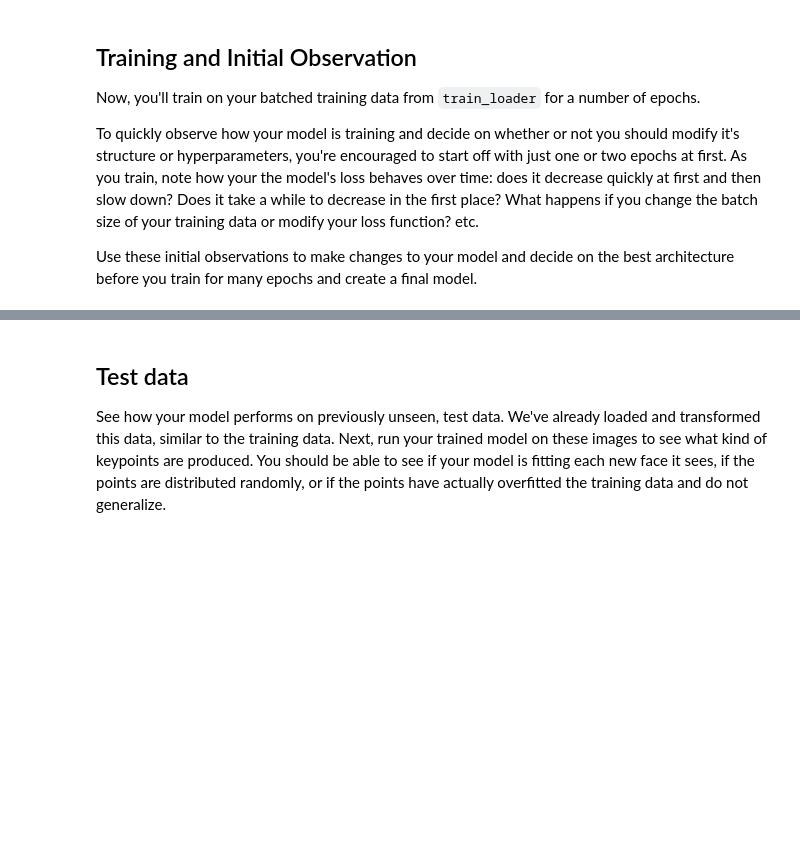
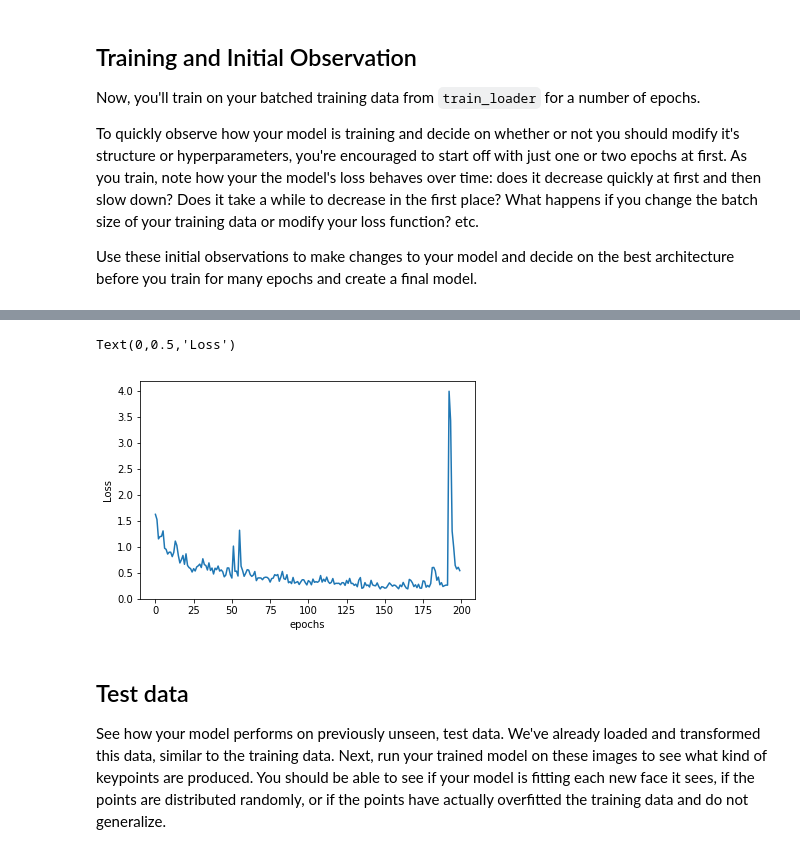
Before and after one commit to jartantupjar/19_Facial-Keypoint-Detection, a Jupyter notebook: 2. Define the Network Architecture.ipynb, the cells around one changed output, grey strips where cells are left out. Cells and saved outputs as stored; diff of their text form; code cells hidden in the pictures; blank space fills up the shorter version.

```diff
--- a/2. Define the Network Architecture.ipynb
+++ b/2. Define the Network Architecture.ipynb
@@ -138,7 +143,10 @@ from data_load import Rescale, RandomCrop, Normalize, ToTensor
 
 ## TODO: define the data_transform using transforms.Compose([all tx's, . , .])
 # order matters! i.e. rescaling should come before a smaller crop
-data_transform = transforms.Compose([Rescale(250), RandomCrop(224), Normalize, ToTensor])
+data_transform = transforms.Compose([Rescale(250),
+                                     RandomCrop(224),
+                                     Normalize(),
+                                     ToTensor()])
 
 # testing that you've defined a transform
 assert(data_transform is not None), 'Define a data_transform'
@@ -324,0 +350,13 @@ optimizer = None
+# %%
+## TODO: Define the loss and optimization
+import torch.optim as optim
+from models import *
+
+net = Best_Net()
+print(net)
+
+#criterion = nn.SmoothL1Loss()
+criterion = nn.MSELoss()
+#optimizer = optim.Adam(net.parameters(),amsgrad=True)
+optimizer = optim.Adam(net.parameters(),lr=1e-4,amsgrad=True,weight_decay=0)
+#optimizer = optim.SGD(net.parameters(),lr=1e-3,momentum=0.8)
@@ -332,9 +384,14 @@ To quickly observe how your model is training and decide on whether or not you s
 Use these initial observations to make changes to your model and decide on the best architecture before you train for many epochs and create a final model.
 # %%
 def train_net(n_epochs):
+    plt_loss=[]
+    device = torch.device("cuda:0" if torch.cuda.is_available() else "cpu")
+    print(device)
 
+    net.to(device)
     # prepare the net for training
     net.train()
+
 
     for epoch in range(n_epochs):  # loop over the dataset multiple times
 
@@ -352,6 +409,8 @@ def train_net(n_epochs):
             # convert variables to floats for regression loss
             key_pts = key_pts.type(torch.FloatTensor)
             images = images.type(torch.FloatTensor)
+
+            images, key_pts = images.to(device), key_pts.to(device)
 
             # forward pass to get outputs
             output_pts = net(images)
@@ -374,4 +433,15 @@ def train_net(n_epochs):
                 print('Epoch: {}, Batch: {}, Avg. Loss: {}'.format(epoch + 1, batch_i+1, running_loss/10))
                 running_loss = 0.0
 
+        plt_loss.append(running_loss)
+
     print('Finished Training')
+    return plt_loss
+
+# train your network
+n_epochs =200 # start small, and increase when you've decided on your model structure and hyperparams
+
+# this is a Workspaces-specific context manager to keep the connection
+# alive while training your model, not part of pytorch
+#with active_session():
+model_loss=train_net(n_epochs)
@@ -386,3 +466,10 @@ train_net(n_epochs)
+# %%
+plt.plot(model_loss)
+plt.xlabel('epochs')
+plt.ylabel('Loss')
+# %% [output]
+Text(0,0.5,'Loss')
+[figure, added]
 # %% [markdown]
 ## Test data
 
```
Also changed, not shown: parts of 31 cells of this notebook, 8 other files.
